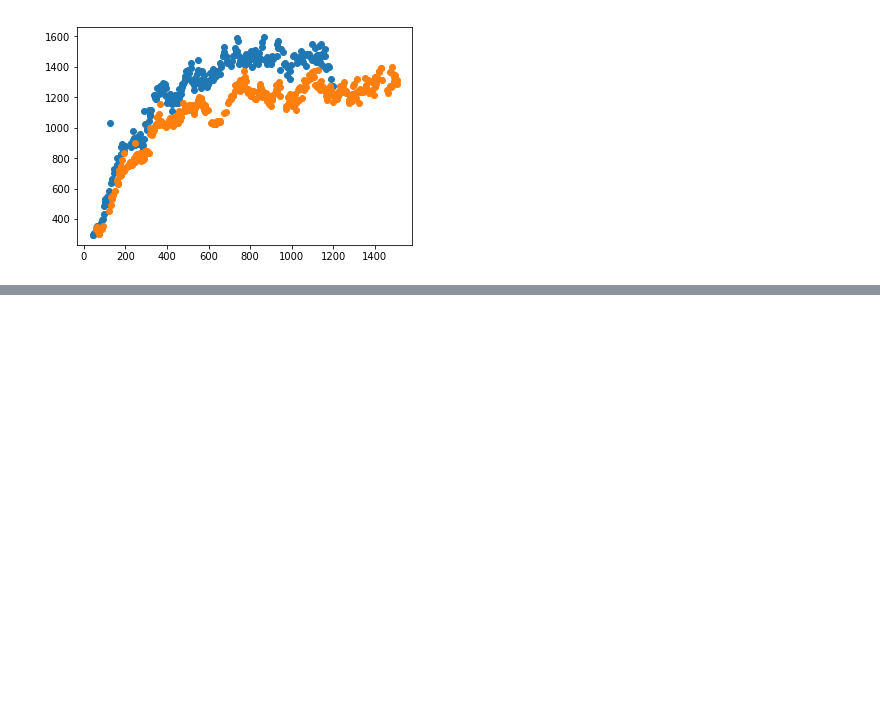
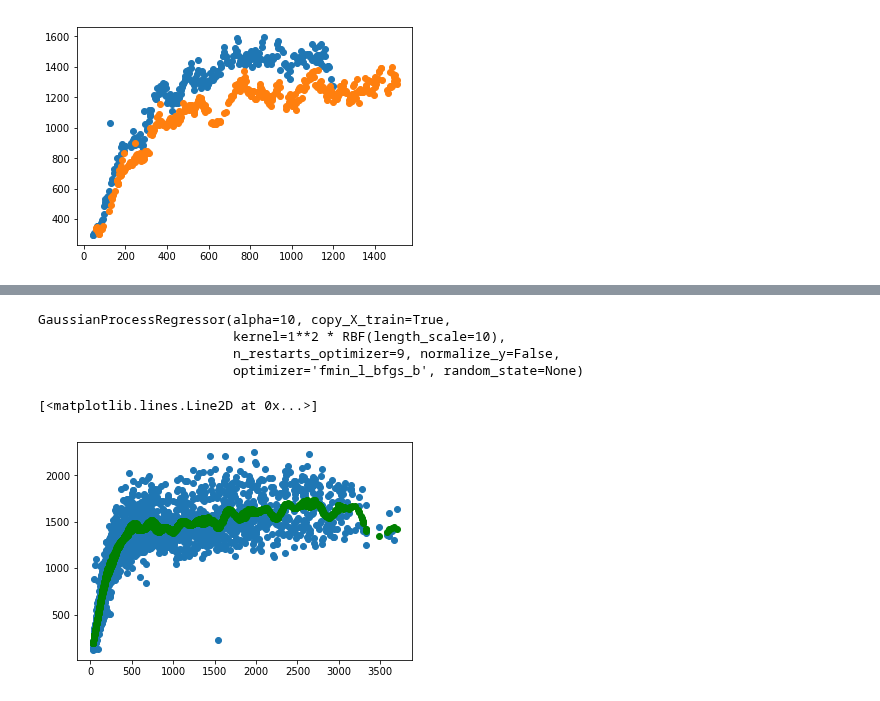
Before and after one commit to DAWells/DAWells.github.io, a Jupyter notebook: analyses/weight_time/Gaussian_process/gaussian_process.ipynb, the cells around one changed output, grey strips where cells are left out. Saved outputs shown, nothing was run; the diff lists cells and outputs as text; code cells hidden in the pictures; blank space fills up the shorter version.

```diff
--- a/analyses/weight_time/Gaussian_process/gaussian_process.ipynb
+++ b/analyses/weight_time/Gaussian_process/gaussian_process.ipynb
@@ -92,0 +171,23 @@ plt.plot("agen", "weight", "o", data=dsr[(dsr.indiv=="FM105") & (dsr.weight<1900
+# %%
+#Fit gp to both age and month with a constant and exponential kernal
+
+am = pd.concat([train.agen, train.date.dt.month], axis=1)
+am.columns = ["agen", "monthn"]
+
+
+kamc = ConstantKernel(1, (1e-2,1e2))*RBF(10, (1e-2,1e3))
+gpamc = GaussianProcessRegressor(kernel=kamc, alpha=10, n_restarts_optimizer=9)
+gpamc.fit(am.values, train.weight.values)
+# %% [output]
+GaussianProcessRegressor(alpha=10, copy_X_train=True,
+                         kernel=1**2 * RBF(length_scale=10),
+                         n_restarts_optimizer=9, normalize_y=False,
+                         optimizer='fmin_l_bfgs_b', random_state=None)
+# %%
+pamc, sigmaamc = gpamc.predict(am.values, return_std=True)
+
+plt.plot(age, train.weight, "o")
+plt.plot(am.agen, pamc, "go")
+# %% [output]
+[<matplotlib.lines.Line2D at 0x...>]
+[figure, added]
```
Also changed, not shown: parts of 12 cells of this notebook.
